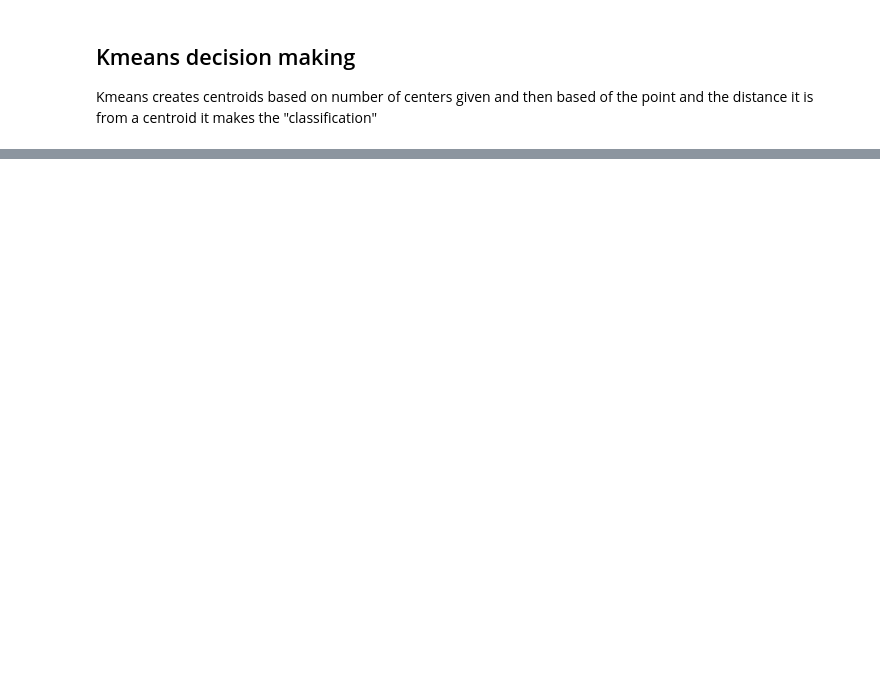
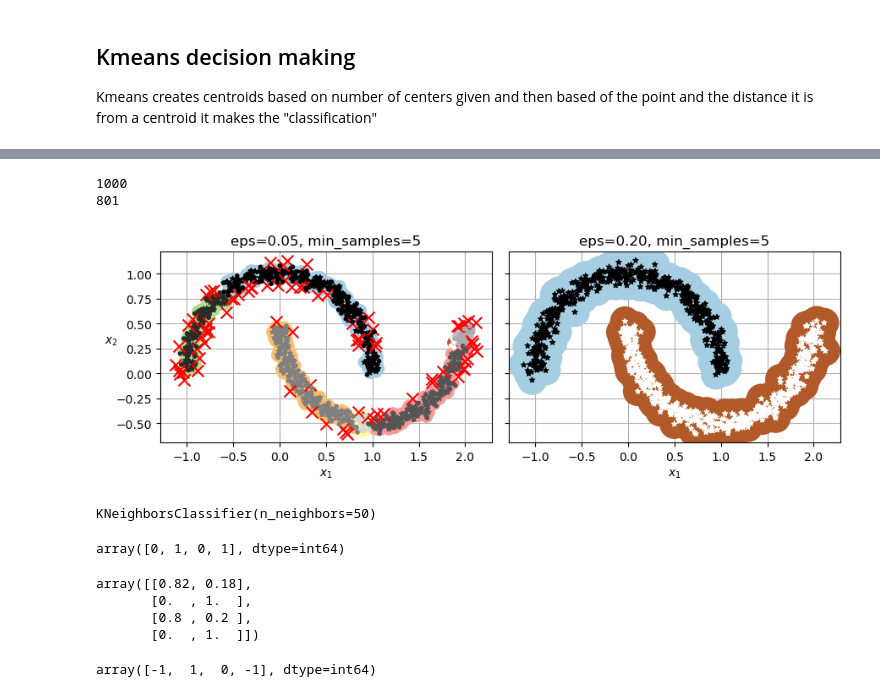
Before and after one commit to tcarr032/Unsupervised-Learning-models, a Jupyter notebook: Unsupervised.ipynb, the cells around one changed output, grey strips where cells are left out. Cells and saved outputs as stored; diff of their text form; code cells hidden in the pictures; blank space fills up the shorter version.

```diff
--- a/Unsupervised.ipynb
+++ b/Unsupervised.ipynb
@@ -92,0 +259,53 @@ plt.show()
+# %%
+print(len(dbscan.labels_))
+print(len(dbscan.components_))
+# %% [output]
+1000
+801
+# %%
+
+def plot_dbscan(dbscan, X, size, show_xlabels=True, show_ylabels=True):
+    core_mask = np.zeros_like(dbscan.labels_, dtype=bool)
+    core_mask[dbscan.core_sample_indices_] = True
+    anomalies_mask = dbscan.labels_ == -1
+    non_core_mask = ~(core_mask | anomalies_mask)
+
+    cores = dbscan.components_
+    anomalies = X[anomalies_mask]
+    non_cores = X[non_core_mask]
+
+    plt.scatter(cores[:, 0], cores[:, 1],
+                c=dbscan.labels_[core_mask], marker='o', s=size, cmap="Paired")
+    plt.scatter(cores[:, 0], cores[:, 1], marker='*', s=20,
+                c=dbscan.labels_[core_mask])
+    plt.scatter(anomalies[:, 0], anomalies[:, 1],
+                c="r", marker="x", s=100)
+    plt.scatter(non_cores[:, 0], non_cores[:, 1],
+                c=dbscan.labels_[non_core_mask], marker=".")
+    if show_xlabels:
+        plt.xlabel("$x_1$")
+    else:
+        plt.tick_params(labelbottom=False)
+    if show_ylabels:
+        plt.ylabel("$x_2$", rotation=0)
+    else:
+        plt.tick_params(labelleft=False)
+    plt.title(f"eps={dbscan.eps:.2f}, min_samples={dbscan.min_samples}")
+    plt.grid()
+    plt.gca().set_axisbelow(True)
+
+dbscan2 = DBSCAN(eps=0.2)
+dbscan2.fit(X)
+
+plt.figure(figsize=(9, 3.2))
+
+plt.subplot(121)
+plot_dbscan(dbscan, X, size=100)
+
+plt.subplot(122)
+plot_dbscan(dbscan2, X, size=600, show_ylabels=False)
+
+save_fig("dbscan_plot")
+plt.show()
+# %% [output]
+[figure, added]
@@ -92,0 +314,26 @@ plt.show()
+# %%
+from sklearn.neighbors import KNeighborsClassifier
+#dbscan does not have a predict method so we are using KNN to do it
+knn = KNeighborsClassifier(n_neighbors=50)
+knn.fit(dbscan.components_, dbscan.labels_[dbscan.core_sample_indices_])
+# %% [output]
+KNeighborsClassifier(n_neighbors=50)
+# %%
+X_new = np.array([[-0.5, 0], [0,0.5], [1,-0.1], [2,1]])
+knn.predict(X_new)
+# %% [output]
+array([0, 1, 0, 1], dtype=int64)
+# %%
+knn.predict_proba(X_new)
+# %% [output]
+array([[0.82, 0.18],
+       [0.  , 1.  ],
+       [0.8 , 0.2 ],
+       [0.  , 1.  ]])
+# %%
+y_dist, y_pred_indx = knn.kneighbors(X_new, n_neighbors=1)
+y_pred = dbscan.labels_[dbscan.core_sample_indices_][y_pred_indx]
+y_pred[y_dist> 0.2] = -1
+y_pred.ravel()
+# %% [output]
+array([-1,  1,  0, -1], dtype=int64)
```
Also changed, not shown: parts of 34 cells of this notebook.
